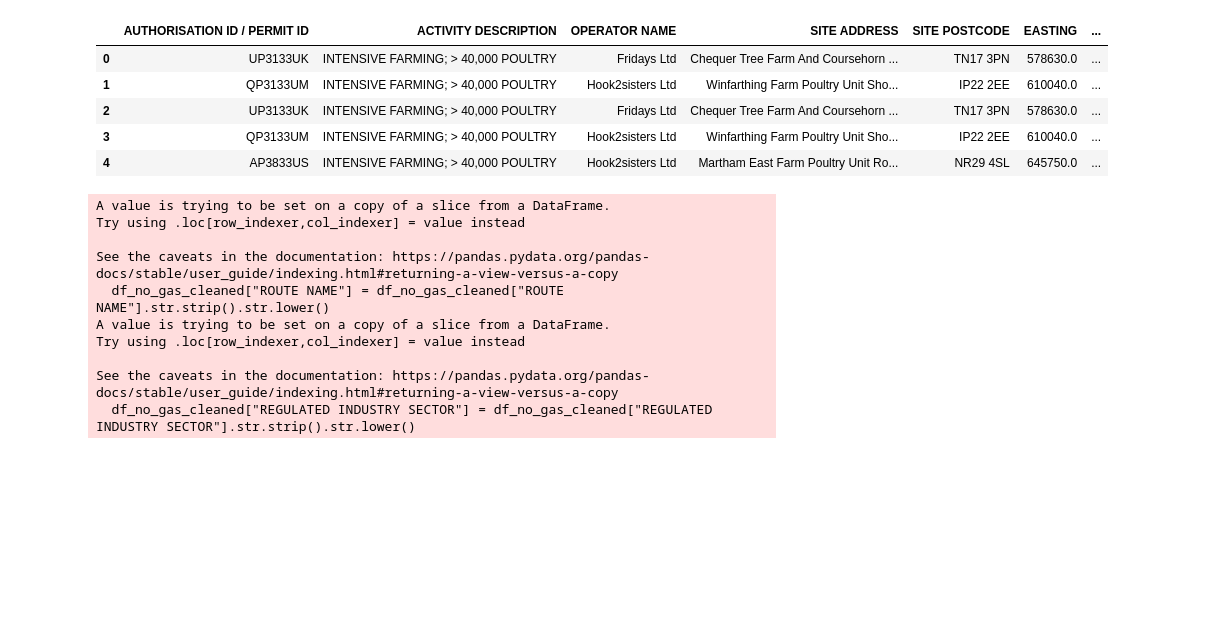
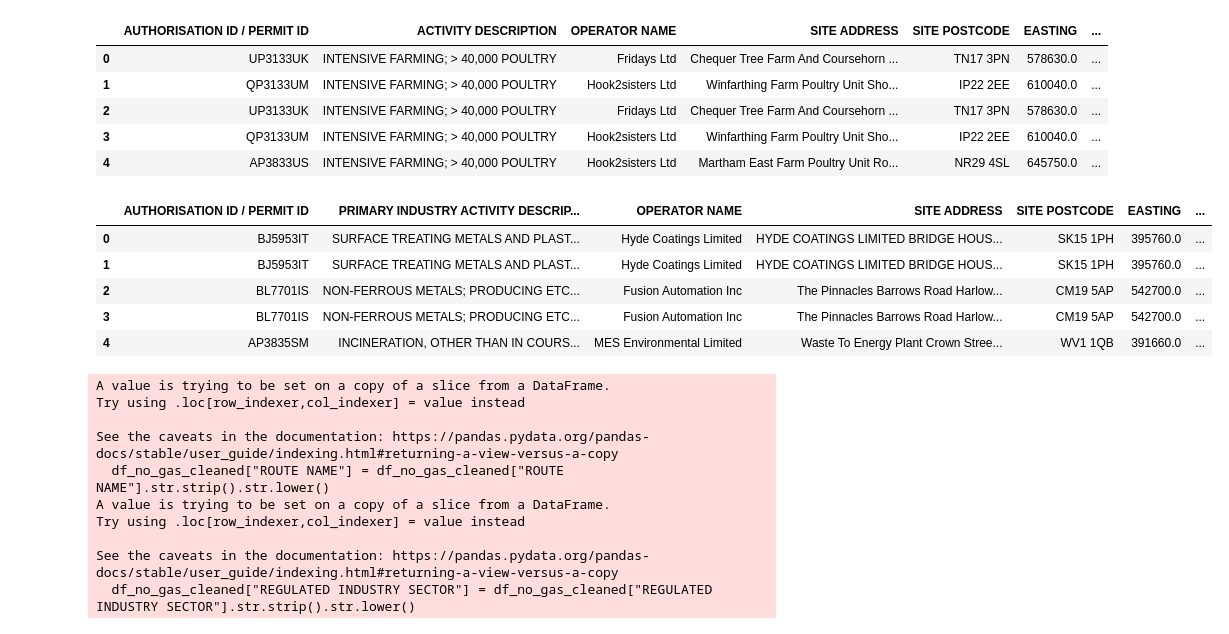
Before and after one commit to Kkkkyf7/DEFRA1, a Jupyter notebook: AndreiPankratov/cleaning.ipynb, the cells around one changed output. Saved outputs shown, nothing was run; the diff lists cells and outputs as text; code cells hidden in the pictures; blank space fills up the shorter version.

Commit message:
added other datasets

```diff
--- a/AndreiPankratov/cleaning.ipynb
+++ b/AndreiPankratov/cleaning.ipynb
@@ -3,7 +3,13 @@ import pandas as pd
 import numpy as np
 from pyproj import Proj, transform
 df = pd.read_excel(r'../dataset/2023 Pollution Inventory Dataset V2.xlsx',skiprows=9)
-df.head()
+df22 = pd.read_excel(r'../dataset/2022 Pollution Inventory Dataset V2.xlsx',skiprows=9)
+df21 = pd.read_excel(r'../dataset/2021 Pollution Inventory Dataset.xlsx',skiprows=9)
+df20 = pd.read_excel(r'../dataset/2020 Pollution Inventory Dataset V2.xlsx',skiprows=9)
+df19 = pd.read_excel(r'../dataset/2019 Pollution Inventory Dataset V2.xlsx',skiprows=9)
+df18 = pd.read_excel(r'../dataset/2018 Pollution Inventory.xlsx',skiprows=9)
+df17 = pd.read_excel(r'../dataset/2017 Pollution Inventory Dataset.xlsx',skiprows=9)
+df16 = pd.read_excel(r'../dataset/2016 Pollution Inventory dataset - version 2.xlsx', sheet_name=1, skiprows=9)
 # %% [output]
 |  | AUTHORISATION ID / PERMIT ID | ACTIVITY DESCRIPTION | OPERATOR NAME | SITE ADDRESS | SITE POSTCODE | EASTING | ... |
 | 0 | UP3133UK | INTENSIVE FARMING; > 40,000 POULTRY | Fridays Ltd | Chequer Tree Farm And Coursehorn ... | TN17 3PN | 578630.0 | ... |
@@ -11,6 +17,15 @@ df.head()
 | 2 | UP3133UK | INTENSIVE FARMING; > 40,000 POULTRY | Fridays Ltd | Chequer Tree Farm And Coursehorn ... | TN17 3PN | 578630.0 | ... |
 | 3 | QP3133UM | INTENSIVE FARMING; > 40,000 POULTRY | Hook2sisters Ltd | Winfarthing Farm Poultry Unit Sho... | IP22 2EE | 610040.0 | ... |
 | 4 | AP3833US | INTENSIVE FARMING; > 40,000 POULTRY | Hook2sisters Ltd | Martham East Farm Poultry Unit Ro... | NR29 4SL | 645750.0 | ... |
+# %%
+df16.head()
+# %% [output]
+|  | AUTHORISATION ID / PERMIT ID | PRIMARY INDUSTRY ACTIVITY DESCRIP... | OPERATOR NAME | SITE ADDRESS | SITE POSTCODE | EASTING | ... |
+| 0 | BJ5953IT | SURFACE TREATING METALS AND PLAST... | Hyde Coatings Limited | HYDE COATINGS LIMITED BRIDGE HOUS... | SK15 1PH | 395760.0 | ... |
+| 1 | BJ5953IT | SURFACE TREATING METALS AND PLAST... | Hyde Coatings Limited | HYDE COATINGS LIMITED BRIDGE HOUS... | SK15 1PH | 395760.0 | ... |
+| 2 | BL7701IS | NON-FERROUS METALS; PRODUCING ETC... | Fusion Automation Inc | The Pinnacles Barrows Road Harlow... | CM19 5AP | 542700.0 | ... |
+| 3 | BL7701IS | NON-FERROUS METALS; PRODUCING ETC... | Fusion Automation Inc | The Pinnacles Barrows Road Harlow... | CM19 5AP | 542700.0 | ... |
+| 4 | AP3835SM | INCINERATION, OTHER THAN IN COURS... | MES Environmental Limited | Waste To Energy Plant Crown Stree... | WV1 1QB | 391660.0 | ... |
 # %%
 #dummy variables for certain columns
 categorical_columns = ["EA AREA NAME", "ROUTE NAME", "REGULATED INDUSTRY SECTOR", "REGULATED INDUSTRY SUB SECTOR"]
```
Also changed, not shown: parts of 5 cells of this notebook.
